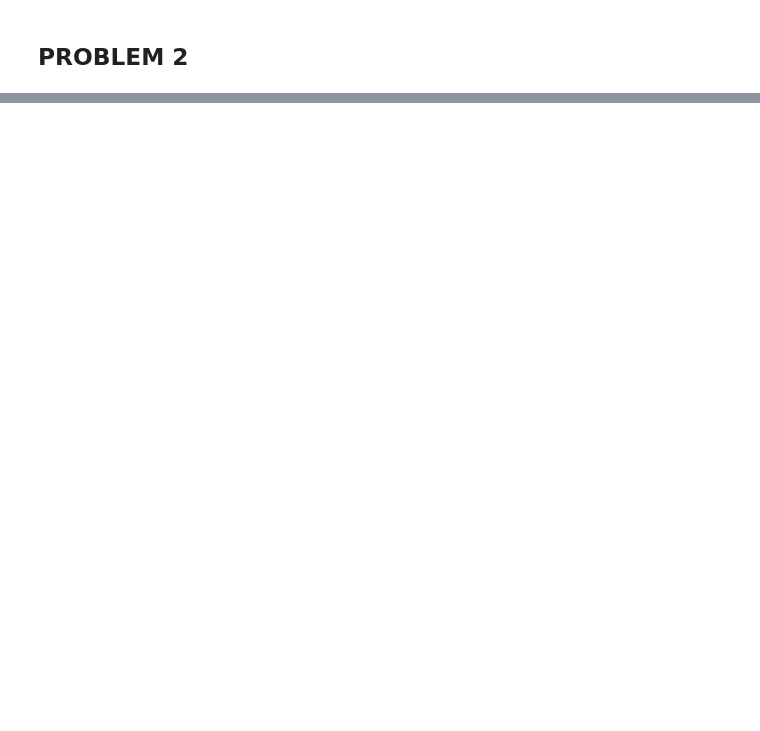
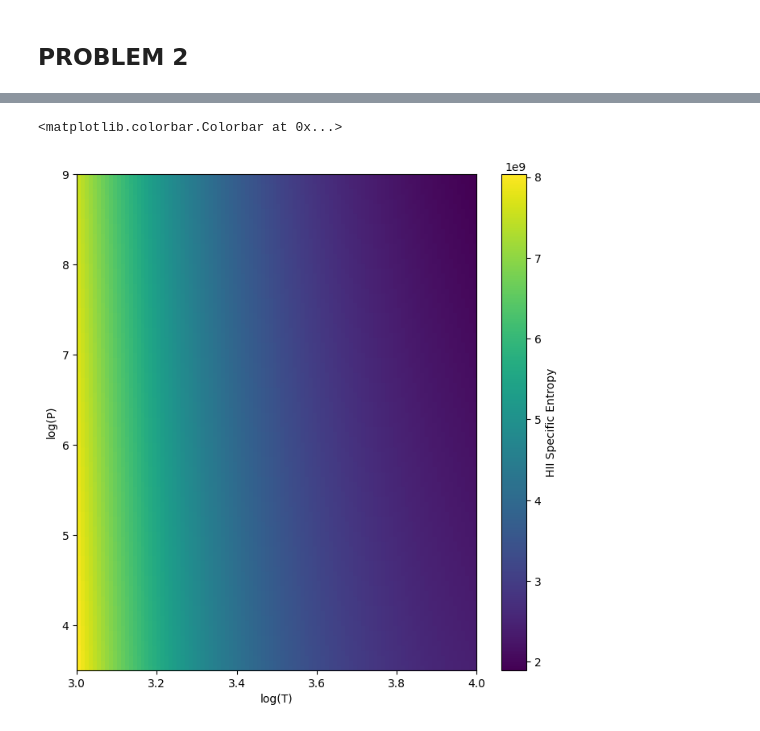
Before and after one commit to e-pritchard/ASTR-104-Homework-4---Evan-Pritchard, a Jupyter notebook: ASTR 104 Homework 4.ipynb, the cells around one changed output, grey strips where cells are left out. Cells and saved outputs as stored; diff of their text form; code cells hidden in the pictures; blank space fills up the shorter version.

```diff
--- a/ASTR 104 Homework 4.ipynb
+++ b/ASTR 104 Homework 4.ipynb
@@ -289,0 +178,24 @@ def x_HII(T, P):
+# %%
+def F_HII(P, X_HII):
+
+    def wrapper(T):
+        return (const.k_B.cgs*T*u.K / m_H.cgs) * np.log((2*const.k_B.cgs*T*u.K/(X_HII*P*u.erg/u.cm**3))*(2*np.pi*const.m_p.cgs*const.k_B.cgs*T*u.K/const.h.cgs**2)**(3/2))
+
+    return wrapper
+
+def F_HI(P, X_HI):
+
+    def wrapper(T):
+        Z_tot = Z_HI_elec(T, P)
+        return ((const.k_B.cgs*T*u.K / m_H.cgs) * np.log(Z_tot*(const.k_B.cgs*T*u.K/(X_HI*P*u.erg/u.cm**3))*(2*np.pi*const.m_p.cgs*const.k_B.cgs*T*u.K/const.h.cgs**2)**(3/2)))
+
+    return wrapper
+
+def F_H2(P, xHI):
+
+    def wrapper(T):
+        x = (1 - xHI)
+        z = Z_H2_elec(T) * np.sum(Z_H2_vib(T, n_array)) * (np.sum(Z_H2_rot(T, n_array[0:100:2])) + 3*np.sum(Z_H2_rot(T, n_array[1:100:2])))
+        return const.k_B.cgs * T*u.K / (2 * const.m_p.cgs) * np.log(z*(const.k_B.cgs *T*u.K) / (P*u.erg*u.cm**(-3) * x) * (4 * np.pi * const.m_p.cgs * const.k_B.cgs * T*u.K / const.h.cgs**2)**(3/2))
+
+    return wrapper
@@ -289,0 +204,10 @@ def x_HII(T, P):
+# %%
+S_HII_matrix = np.full([len(temp_array), len(pressure_array)], np.nan)
+
+for i, P in enumerate(pressure_array):
+    for j, T in enumerate(temp_array):
+        eep = F_HII(P, X_HII_matrix[i,j])
+        S_HII = derivative(eep, T)
+        S_HII_matrix[i,j] = S_HII.df
+
+S_HII_matrix
@@ -289,0 +228,9 @@ def x_HII(T, P):
+# %%
+plt.figure(figsize=[8,8])
+plt.imshow(S_HII_matrix, origin='lower', interpolation="nearest", extent=[3, 4, 3.5, 9], aspect="auto")
+plt.xlabel("log(T)")
+plt.ylabel("log(P)")
+plt.colorbar(label="HII Specific Entropy")
+# %% [output]
+<matplotlib.colorbar.Colorbar at 0x...>
+[figure, added]
```
Also changed, not shown: parts of 71 cells of this notebook.
